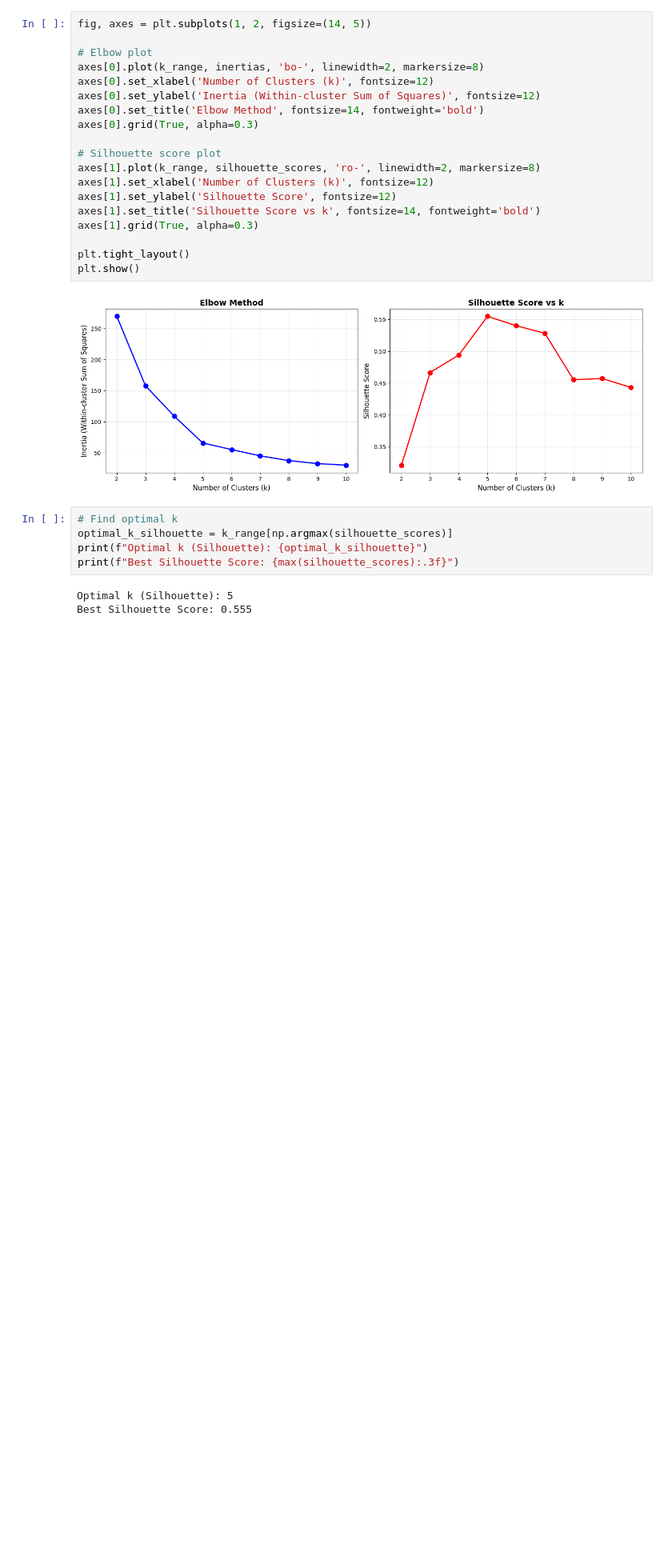
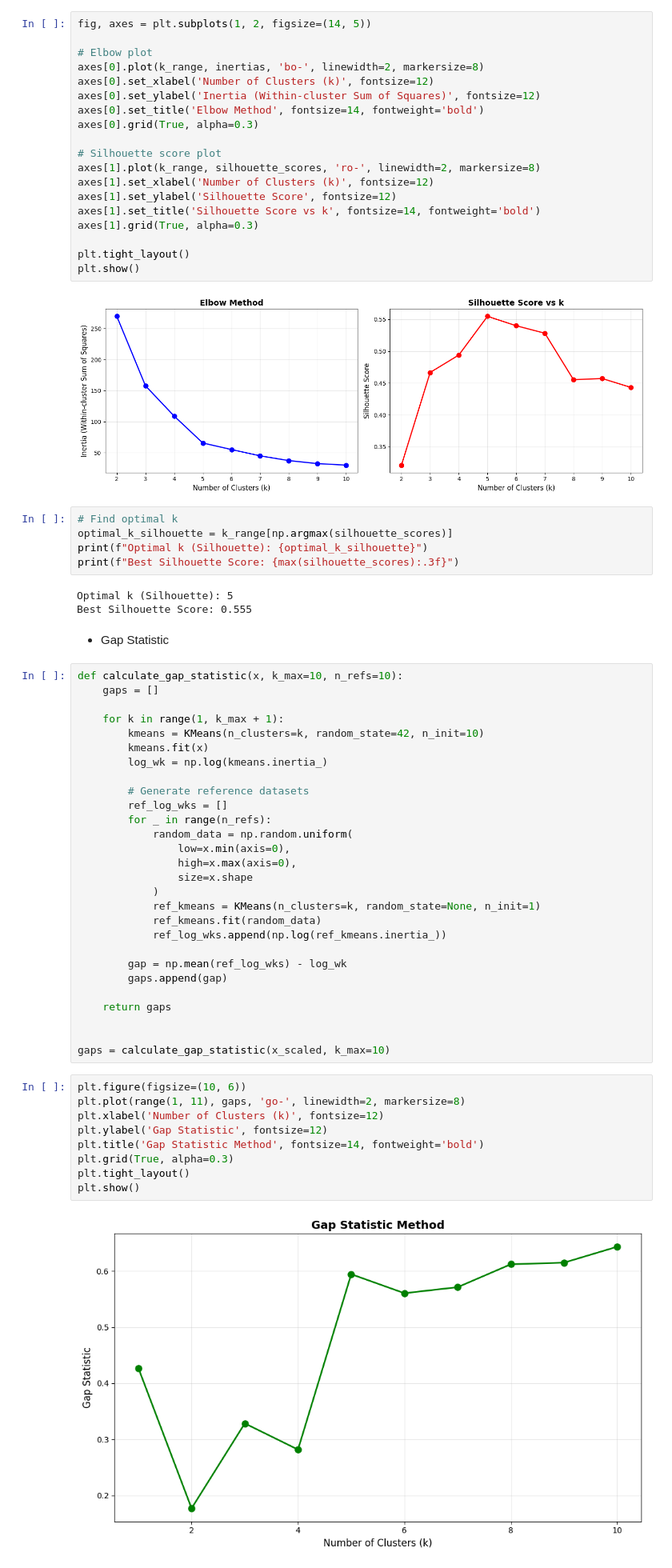
Before and after one commit to mdmohsin212/interview-prep, a Jupyter notebook: ML/Unsupervised Learning/Basic/K_Means.ipynb, the cells around one changed output. Shown at 80% size. Cells and saved outputs as stored; diff of their text form; blank space fills up the shorter version.

Commit message:
Kmeans Cluster

```diff
--- a/ML/Unsupervised Learning/Basic/K_Means.ipynb
+++ b/ML/Unsupervised Learning/Basic/K_Means.ipynb
@@ -119,3 +119,44 @@ print(f"Best Silhouette Score: {max(silhouette_scores):.3f}")
 # %% [output]
 Optimal k (Silhouette): 5
 Best Silhouette Score: 0.555
+# %% [markdown]
+- Gap Statistic
+# %%
+def calculate_gap_statistic(x, k_max=10, n_refs=10):
+    gaps = []
+
+    for k in range(1, k_max + 1):
+        kmeans = KMeans(n_clusters=k, random_state=42, n_init=10)
+        kmeans.fit(x)
+        log_wk = np.log(kmeans.inertia_)
+
+        # Generate reference datasets
+        ref_log_wks = []
+        for _ in range(n_refs):
+            random_data = np.random.uniform(
+                low=x.min(axis=0),
+                high=x.max(axis=0),
+                size=x.shape
+            )
+            ref_kmeans = KMeans(n_clusters=k, random_state=None, n_init=1)
+            ref_kmeans.fit(random_data)
+            ref_log_wks.append(np.log(ref_kmeans.inertia_))
+
+        gap = np.mean(ref_log_wks) - log_wk
+        gaps.append(gap)
+
+    return gaps
+
+
+gaps = calculate_gap_statistic(x_scaled, k_max=10)
+# %%
+plt.figure(figsize=(10, 6))
+plt.plot(range(1, 11), gaps, 'go-', linewidth=2, markersize=8)
+plt.xlabel('Number of Clusters (k)', fontsize=12)
+plt.ylabel('Gap Statistic', fontsize=12)
+plt.title('Gap Statistic Method', fontsize=14, fontweight='bold')
+plt.grid(True, alpha=0.3)
+plt.tight_layout()
+plt.show()
+# %% [output]
+[figure, added]
```
Also changed, not shown: parts of 1 cell of this notebook.
